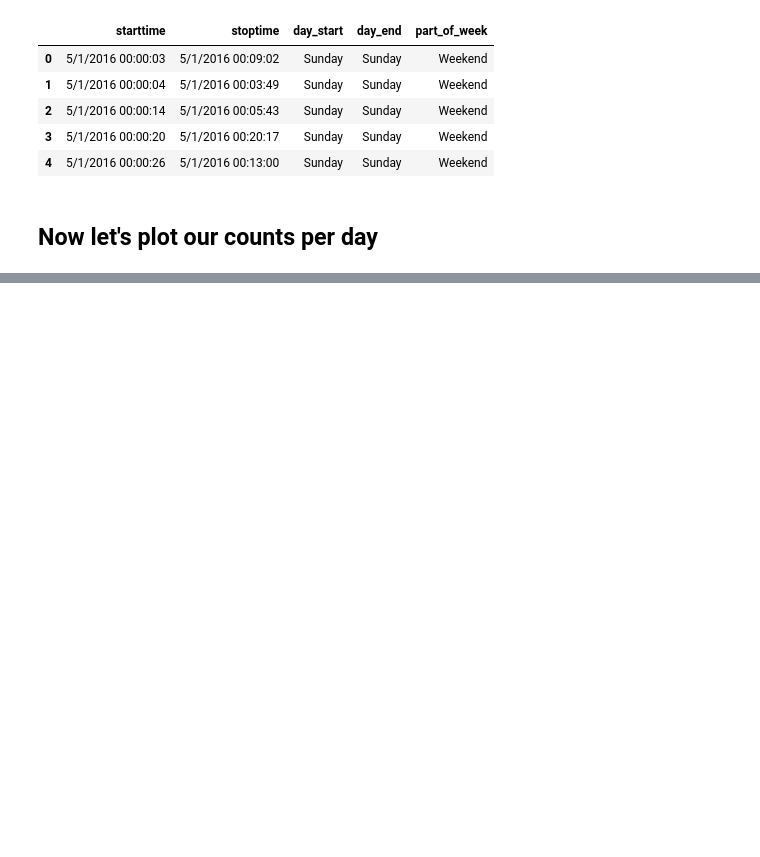
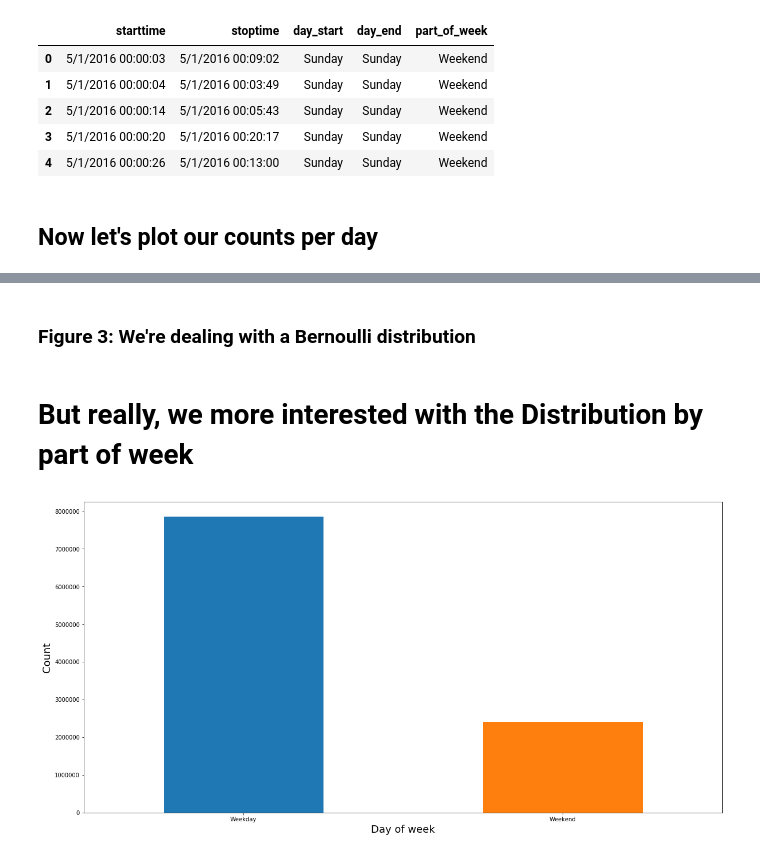
Before and after one commit to jinalklaulitz/PUI2018_msm796, a Jupyter notebook: HW4_msm796/Assignment2_msm796.ipynb, the cells around one changed output, grey strips where cells are left out. Drawn from its saved outputs; the diff is of its cells as text; code cells hidden in the pictures; blank space fills up the shorter version.

```diff
--- a/HW4_msm796/Assignment2_msm796.ipynb
+++ b/HW4_msm796/Assignment2_msm796.ipynb
@@ -275,0 +291,12 @@ print(mean_wked,mean_wkdy)
+# %% [markdown]
+### Figure 3: We're dealing with a Bernoulli distribution
+# %% [markdown]
+# But really, we more interested with the Distribution by part of week
+# %%
+plt.figure(figsize=(20,10))
+complete_set3.groupby(['part_of_week'])['day_start'].count().plot(kind='bar',rot=0)
+plt.xlabel("Day of week",fontsize=18)
+plt.ylabel("Count",fontsize=18)
+plt.show()
+# %% [output]
+[figure, added]
```
Also changed, not shown: parts of 17 cells of this notebook.
